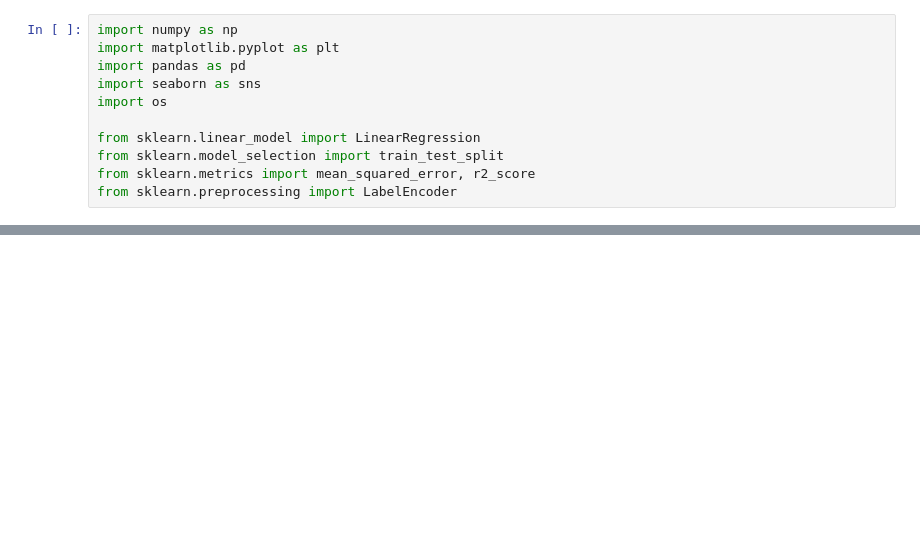
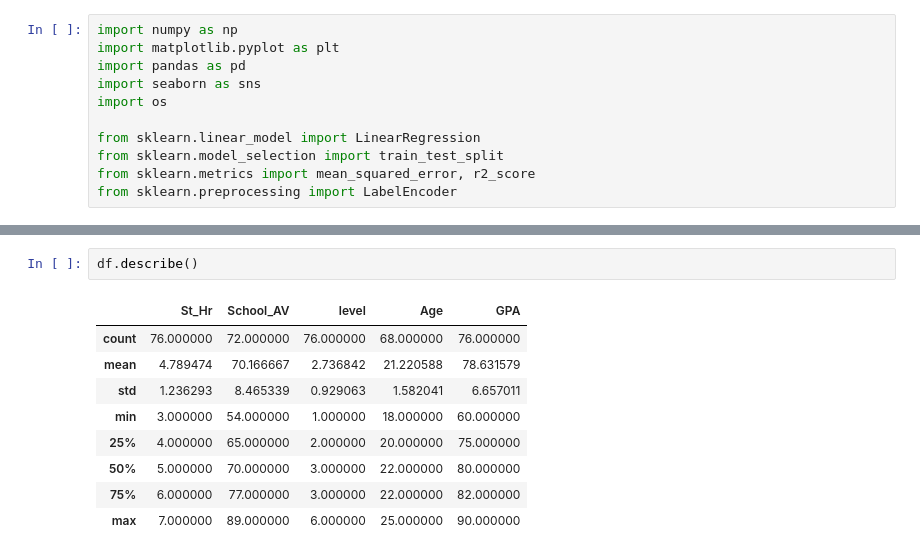
Before and after one commit to jamdhz/GPA-Linear, a Jupyter notebook: GPALinear.ipynb, the cells around one changed output, grey strips where cells are left out. Saved outputs shown, nothing was run; the diff lists cells and outputs as text; blank space fills up the shorter version.

```diff
--- a/GPALinear.ipynb
+++ b/GPALinear.ipynb
@@ -15,0 +51,12 @@ FileNotFoundError: [Errno 2] No such file or directory: 'GPA.csv'
+# %%
+df.describe()
+# %% [output]
+|  | St_Hr | School_AV | level | Age | GPA |
+| count | 76.000000 | 72.000000 | 76.000000 | 68.000000 | 76.000000 |
+| mean | 4.789474 | 70.166667 | 2.736842 | 21.220588 | 78.631579 |
+| std | 1.236293 | 8.465339 | 0.929063 | 1.582041 | 6.657011 |
+| min | 3.000000 | 54.000000 | 1.000000 | 18.000000 | 60.000000 |
+| 25% | 4.000000 | 65.000000 | 2.000000 | 20.000000 | 75.000000 |
+| 50% | 5.000000 | 70.000000 | 3.000000 | 22.000000 | 80.000000 |
+| 75% | 6.000000 | 77.000000 | 3.000000 | 22.000000 | 82.000000 |
+| max | 7.000000 | 89.000000 | 6.000000 | 25.000000 | 90.000000 |
```
Also changed, not shown: parts of 20 cells of this notebook.
